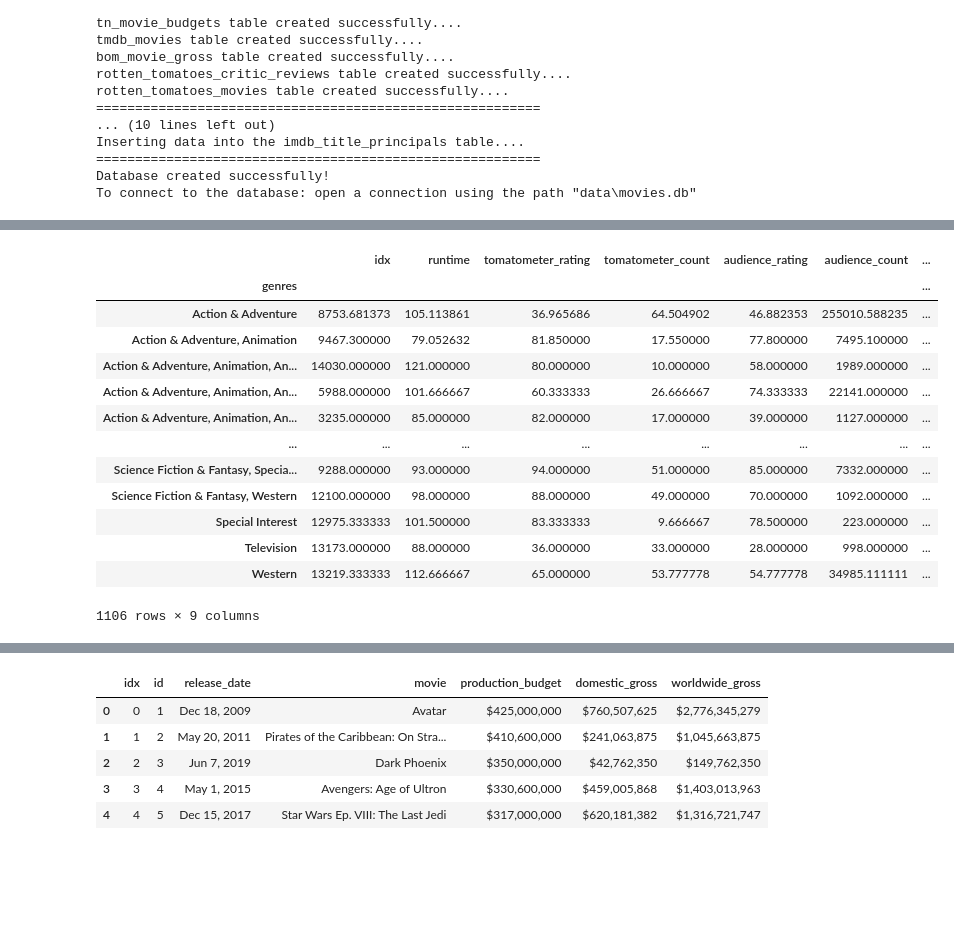
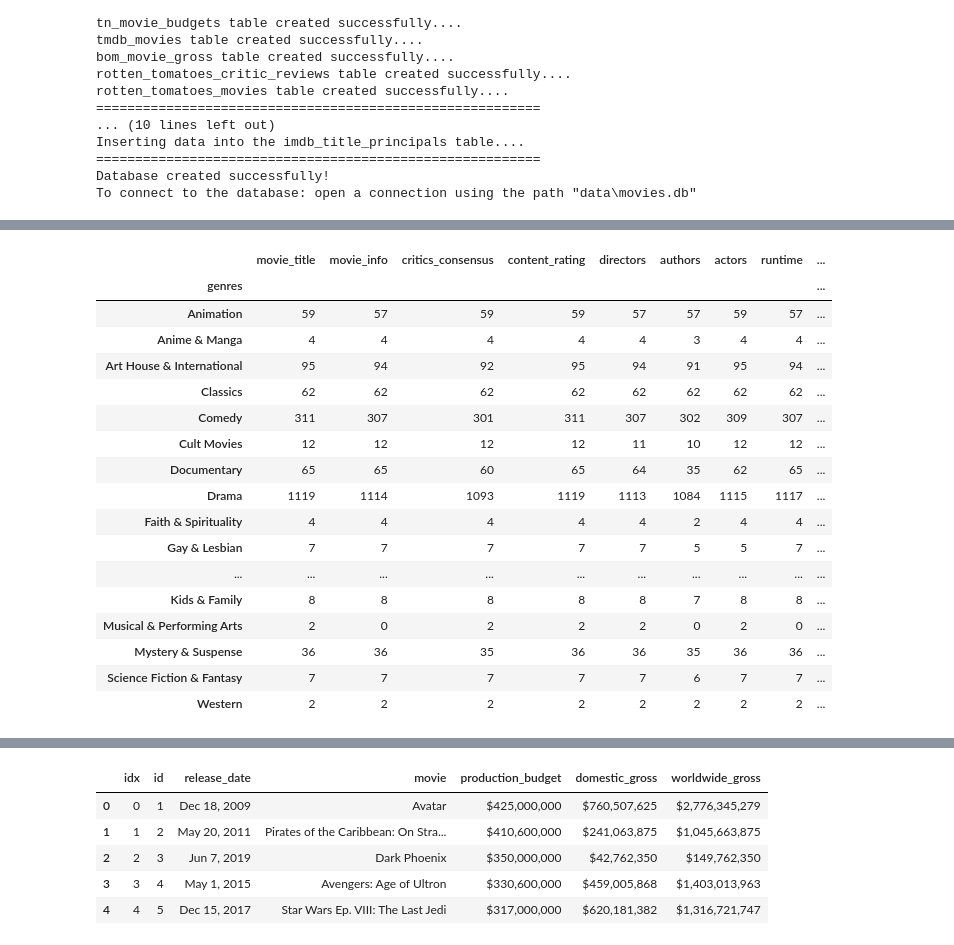
Before and after one commit to krvosen/microsoft_movie_analysis, a Jupyter notebook: create_sql_database.ipynb, the cells around one changed output, grey strips where cells are left out. Cells and saved outputs as stored; diff of their text form; code cells hidden in the pictures; blank space fills up the shorter version.

```diff
--- a/create_sql_database.ipynb
+++ b/create_sql_database.ipynb
@@ -44,0 +60,7 @@ rt_genres = rotten_tomatoes.set_index('genres')
+# %%
+#rt_genres['genres'] = rt_genres['genres'].str.split(',')
+rt_genres_split = rt_genres.explode('genres', ignore_index=False)
+# %%
+rt_genres_split.drop('tomatometer_count', axis=1, inplace=True)
+# %%
+rt_genres_split['genres'] = rt_genres_split['genres'].str.replace('tH', 't H')
@@ -44,0 +90,4 @@ rt_genres = rotten_tomatoes.set_index('genres')
+# %%
+rt_genres_cfresh = rt_genres_split.loc[rt_genres['tomatometer_status']== 'Certified-Fresh']
+rt_genres_fresh = rt_genres_split.loc[rt_genres['tomatometer_status']== 'Fresh']
+rt_genres_rotten = rt_genres_split.loc[rt_genres['tomatometer_status']== 'Rotten']
@@ -45,17 +112,21 @@ rt_genres = rotten_tomatoes.set_index('genres')
 # %%
-rotten_tomatoes.groupby('genres').mean()
+rt_genres_cfresh.groupby(['genres', ]).count()
 # %% [output]
-|  | idx | runtime | tomatometer_rating | tomatometer_count | audience_rating | audience_count | ... |
-| genres |  |  |  |  |  |  | ... |
-| Action & Adventure | 8753.681373 | 105.113861 | 36.965686 | 64.504902 | 46.882353 | 255010.588235 | ... |
-| Action & Adventure, Animation | 9467.300000 | 79.052632 | 81.850000 | 17.550000 | 77.800000 | 7495.100000 | ... |
-| Action & Adventure, Animation, An... | 14030.000000 | 121.000000 | 80.000000 | 10.000000 | 58.000000 | 1989.000000 | ... |
-| Action & Adventure, Animation, An... | 5988.000000 | 101.666667 | 60.333333 | 26.666667 | 74.333333 | 22141.000000 | ... |
-| Action & Adventure, Animation, An... | 3235.000000 | 85.000000 | 82.000000 | 17.000000 | 39.000000 | 1127.000000 | ... |
-| ... | ... | ... | ... | ... | ... | ... | ... |
-| Science Fiction & Fantasy, Specia... | 9288.000000 | 93.000000 | 94.000000 | 51.000000 | 85.000000 | 7332.000000 | ... |
-| Science Fiction & Fantasy, Western | 12100.000000 | 98.000000 | 88.000000 | 49.000000 | 70.000000 | 1092.000000 | ... |
-| Special Interest | 12975.333333 | 101.500000 | 83.333333 | 9.666667 | 78.500000 | 223.000000 | ... |
-| Television | 13173.000000 | 88.000000 | 36.000000 | 33.000000 | 28.000000 | 998.000000 | ... |
-| Western | 13219.333333 | 112.666667 | 65.000000 | 53.777778 | 54.777778 | 34985.111111 | ... |
+|  | movie_title | movie_info | critics_consensus | content_rating | directors | authors | actors | runtime | ... |
+| genres |  |  |  |  |  |  |  |  | ... |
+| Animation | 59 | 57 | 59 | 59 | 57 | 57 | 59 | 57 | ... |
+| Anime & Manga | 4 | 4 | 4 | 4 | 4 | 3 | 4 | 4 | ... |
+| Art House & International | 95 | 94 | 92 | 95 | 94 | 91 | 95 | 94 | ... |
+| Classics | 62 | 62 | 62 | 62 | 62 | 62 | 62 | 62 | ... |
+| Comedy | 311 | 307 | 301 | 311 | 307 | 302 | 309 | 307 | ... |
+| Cult Movies | 12 | 12 | 12 | 12 | 11 | 10 | 12 | 12 | ... |
+| Documentary | 65 | 65 | 60 | 65 | 64 | 35 | 62 | 65 | ... |
+| Drama | 1119 | 1114 | 1093 | 1119 | 1113 | 1084 | 1115 | 1117 | ... |
+| Faith & Spirituality | 4 | 4 | 4 | 4 | 4 | 2 | 4 | 4 | ... |
+| Gay & Lesbian | 7 | 7 | 7 | 7 | 7 | 5 | 5 | 7 | ... |
+| ... | ... | ... | ... | ... | ... | ... | ... | ... | ... |
+| Kids & Family | 8 | 8 | 8 | 8 | 8 | 7 | 8 | 8 | ... |
+| Musical & Performing Arts | 2 | 0 | 2 | 2 | 2 | 0 | 2 | 0 | ... |
+| Mystery & Suspense | 36 | 36 | 35 | 36 | 36 | 35 | 36 | 36 | ... |
+| Science Fiction & Fantasy | 7 | 7 | 7 | 7 | 7 | 6 | 7 | 7 | ... |
+| Western | 2 | 2 | 2 | 2 | 2 | 2 | 2 | 2 | ... |
-1106 rows × 9 columns
```
Also changed, not shown: parts of 17 cells of this notebook.
